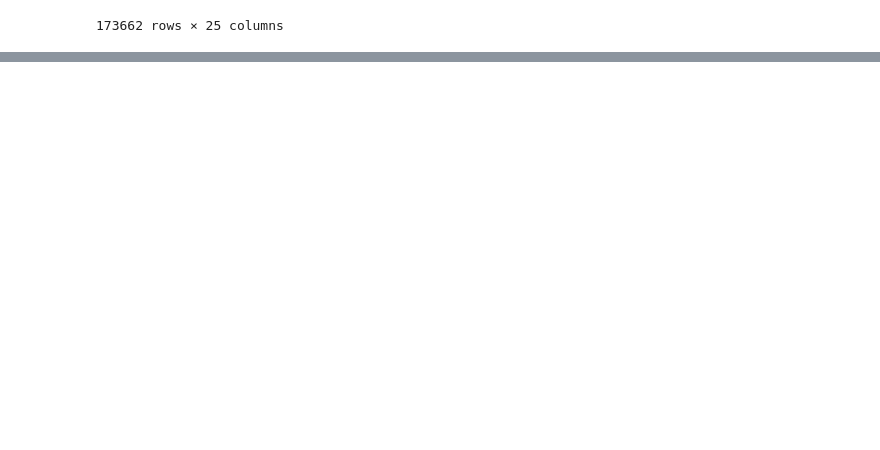
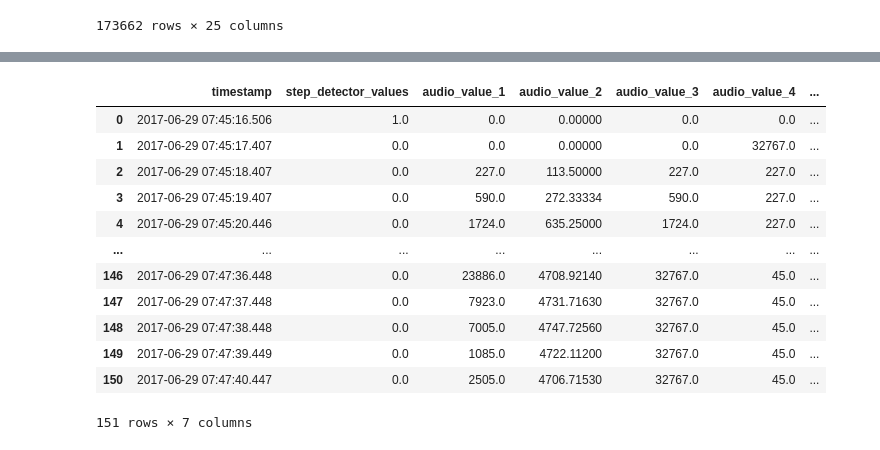
Before and after one commit to twotango/messenger, a Jupyter notebook: Research/Weeks/Week 13/13_5.ipynb, the cells around one changed output, grey strips where cells are left out. Drawn from its saved outputs; the diff is of its cells as text; code cells hidden in the pictures; blank space fills up the shorter version.

```diff
--- a/Research/Weeks/Week 13/13_5.ipynb
+++ b/Research/Weeks/Week 13/13_5.ipynb
@@ -220,0 +290,10 @@ smartphone2
+# %%
+from sklearn.preprocessing import LabelEncoder
+import joblib
+
+# Create and fit the LabelEncoder
+label_encoder_smartphone= LabelEncoder()
+merged_data_s_f['activity_encoded'] = label_encoder_smartphone.fit_transform(merged_data_s_f['activity_type'])
+
+# Save the LabelEncoder to a file
+joblib.dump(label_encoder_smartphone, '/Users/emilkoch/Desktop/2Tango/messenger/Research/Job_Library/label_encoder_label_encoder_smartphone.pkl')
@@ -220,0 +307,18 @@ smartphone2
+# %%
+merged_data_s_f = merged_data_s_f.drop(columns = ['activity_type'])
+# %%
+merged_data_s_f
+# %% [output]
+|  | timestamp | step_detector_values | audio_value_1 | audio_value_2 | audio_value_3 | audio_value_4 | ... |
+| 0 | 2017-06-29 07:45:16.506 | 1.0 | 0.0 | 0.00000 | 0.0 | 0.0 | ... |
+| 1 | 2017-06-29 07:45:17.407 | 0.0 | 0.0 | 0.00000 | 0.0 | 32767.0 | ... |
+| 2 | 2017-06-29 07:45:18.407 | 0.0 | 227.0 | 113.50000 | 227.0 | 227.0 | ... |
+| 3 | 2017-06-29 07:45:19.407 | 0.0 | 590.0 | 272.33334 | 590.0 | 227.0 | ... |
+| 4 | 2017-06-29 07:45:20.446 | 0.0 | 1724.0 | 635.25000 | 1724.0 | 227.0 | ... |
+| ... | ... | ... | ... | ... | ... | ... | ... |
+| 146 | 2017-06-29 07:47:36.448 | 0.0 | 23886.0 | 4708.92140 | 32767.0 | 45.0 | ... |
+| 147 | 2017-06-29 07:47:37.448 | 0.0 | 7923.0 | 4731.71630 | 32767.0 | 45.0 | ... |
+| 148 | 2017-06-29 07:47:38.448 | 0.0 | 7005.0 | 4747.72560 | 32767.0 | 45.0 | ... |
+| 149 | 2017-06-29 07:47:39.449 | 0.0 | 1085.0 | 4722.11200 | 32767.0 | 45.0 | ... |
+| 150 | 2017-06-29 07:47:40.447 | 0.0 | 2505.0 | 4706.71530 | 32767.0 | 45.0 | ... |
+151 rows × 7 columns
```
Also changed, not shown: parts of 34 cells of this notebook, 2 other files.
